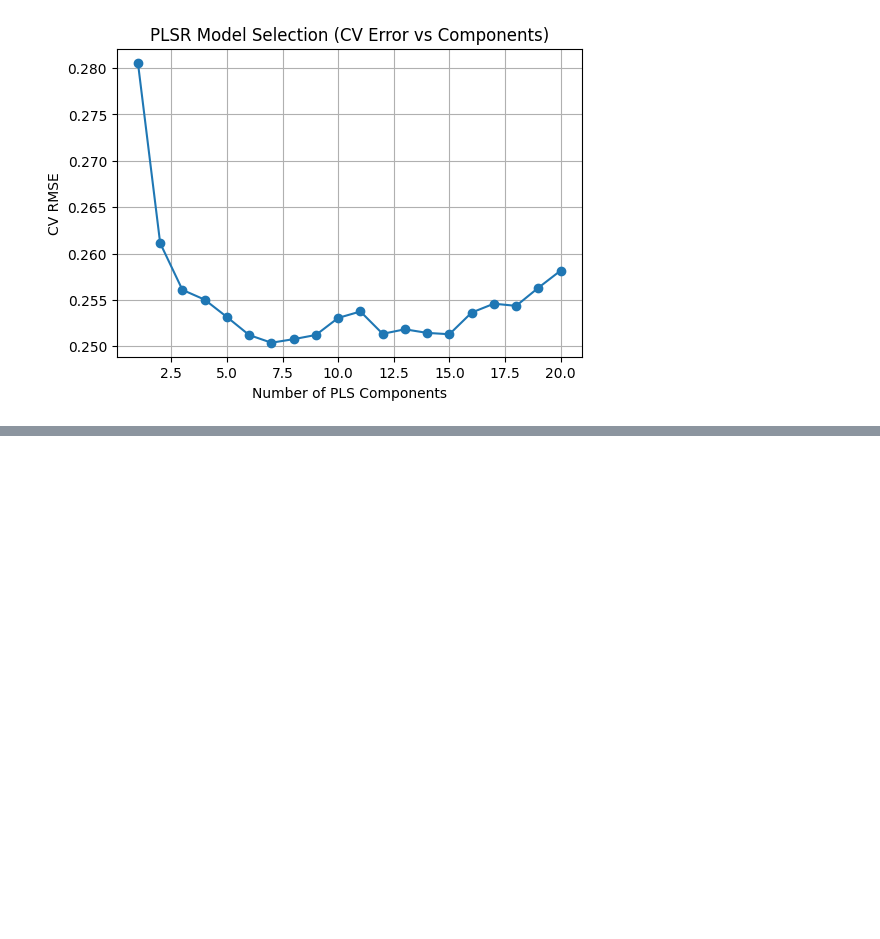
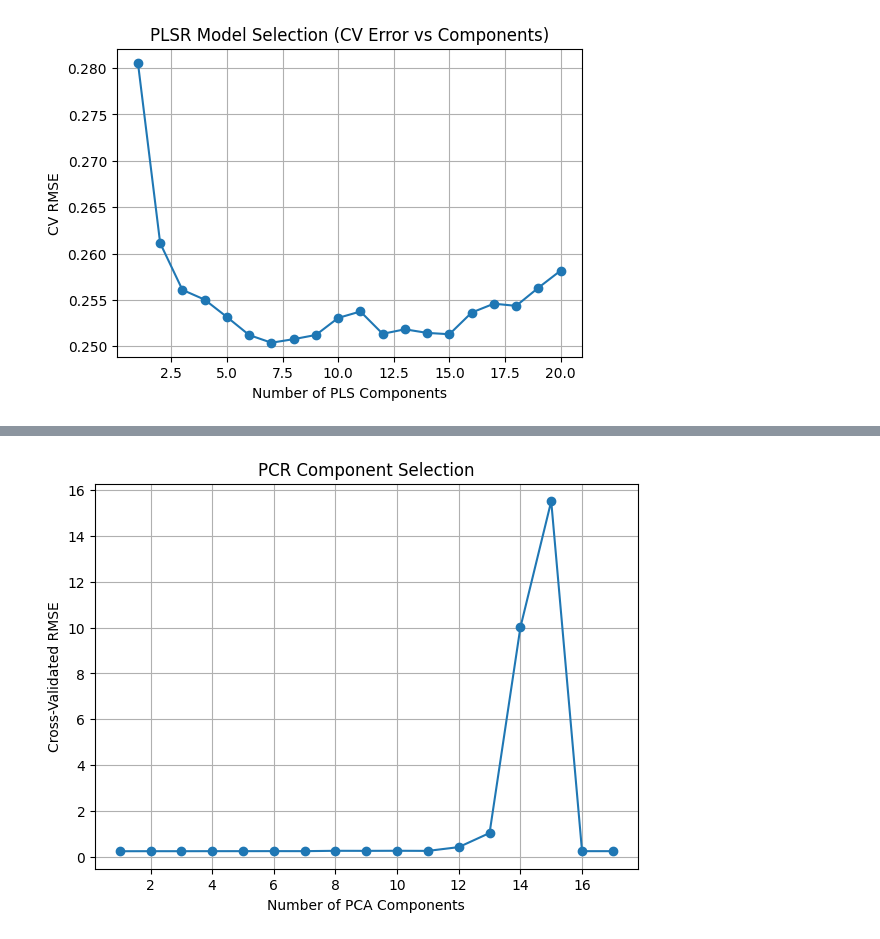
Before and after one commit to Jbaner/OMDSModC_Capstone_Project, a Jupyter notebook: copy_of_omds_modc_week3_banerjee_jayeeta.ipynb, the cells around one changed output, grey strips where cells are left out. Cells and saved outputs as stored; diff of their text form; code cells hidden in the pictures; blank space fills up the shorter version.

```diff
--- a/copy_of_omds_modc_week3_banerjee_jayeeta.ipynb
+++ b/copy_of_omds_modc_week3_banerjee_jayeeta.ipynb
@@ -491,0 +695,90 @@ R²: 0.7223349950931944
+# %%
+# Feature Scaling
+scaler = StandardScaler()
+X_train_scaled = scaler.fit_transform(X_train)
+X_test_scaled = scaler.transform(X_test)
+
+# 5-Fold Cross Validation
+cv = KFold(n_splits=5,shuffle=True,random_state=42)
+
+# PCR Component Selection
+max_components = min(X_train.shape[1], 17)
+cv_rmse = []
+for k in range(1, max_components + 1):
+    pca = PCA(n_components=k)
+    X_train_pca = pca.fit_transform(X_train_scaled)
+    model = LinearRegression()
+    scores = cross_val_score(
+        model,
+        X_train_pca,
+        y_train,
+        cv=cv,
+        scoring='neg_root_mean_squared_error')
+
+    rmse = -scores.mean()
+    cv_rmse.append(rmse)
+
+# Best Number of Components
+best_k = np.argmin(cv_rmse) + 1
+best_rmse = min(cv_rmse)
+print("\nPCR Results (5-Fold CV)")
+print("-----------------------")
+print("Best Number of Components:", best_k)
+print("Best CV RMSE:", best_rmse)
+
+# Train Final PCR Model
+pca = PCA(n_components=best_k)
+X_train_pca = pca.fit_transform(X_train_scaled)
+X_test_pca = pca.transform(X_test_scaled)
+
+model_pcr = LinearRegression()
+model_pcr.fit(
+    X_train_pca,
+    y_train)
+
+y_pred_pcr = model_pcr.predict(X_test_pca)
+y_pred_class = (y_pred_pcr >= 0.5).astype(int)
+
+# Test Set Evaluation
+pcr_rmse = np.sqrt(
+    mean_squared_error(y_test, y_pred_pcr))
+
+pcr_r2 = r2_score(
+    y_test,
+    y_pred_pcr)
+pcr_accuracy = accuracy_score(
+    y_test,
+    y_pred_class)
+
+print("\nPCR Test Results")
+print("----------------")
+print("RMSE:", pcr_rmse)
+print("R²:", pcr_r2)
+print("Accuracy:", pcr_accuracy)
+
+# CV RMSE vs Components Plot
+plt.figure(figsize=(7,5))
+plt.plot(
+    range(1, len(cv_rmse)+1),
+    cv_rmse,
+    marker='o')
+
+plt.xlabel("Number of PCA Components")
+plt.ylabel("Cross-Validated RMSE")
+plt.title("PCR Component Selection")
+plt.grid(True)
+plt.show()
+
+# Explained Variance Plot
+pca_full = PCA()
+pca_full.fit(X_train_scaled)
+plt.figure(figsize=(7,5))
+plt.plot(
+    np.cumsum(pca_full.explained_variance_ratio_),
+    marker='o')
+plt.xlabel("Number of Components")
+plt.ylabel("Cumulative Explained Variance")
+plt.title("PCR Explained Variance")
+plt.grid(True)
+plt.show()
+# %% [output]
@@ -491,0 +795 @@ R²: 0.7223349950931944
+[figure, added]
```
Also changed, not shown: parts of 19 cells of this notebook.
